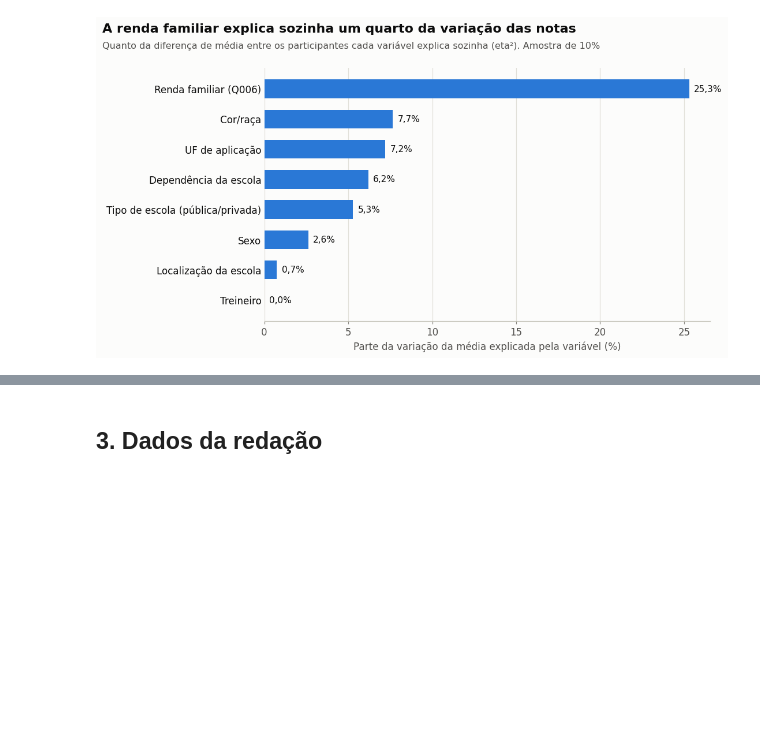
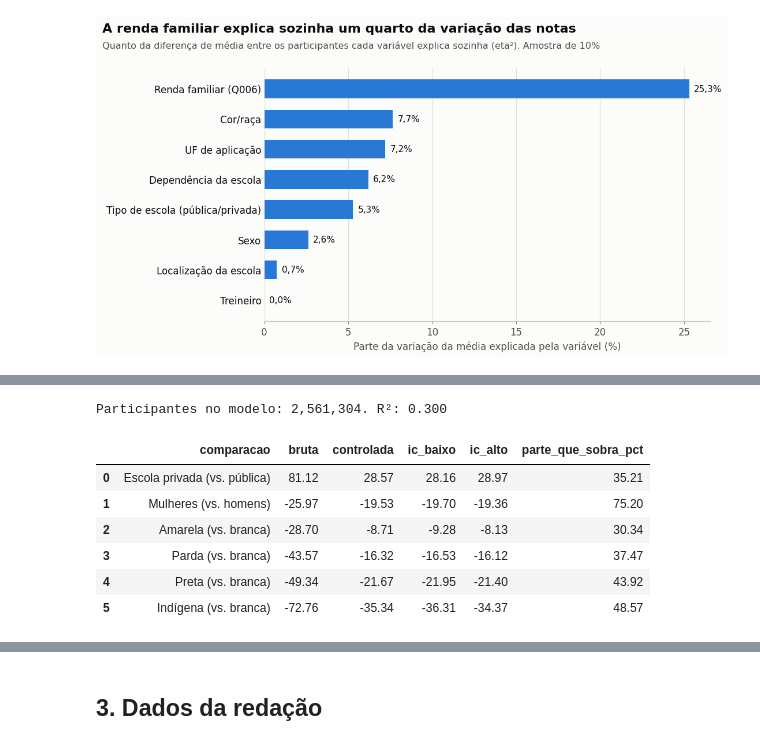
Before and after one commit to RCHRDYv/Teste-Analista-de-Dados-SX, a Jupyter notebook: notebooks/analise_enem_2020.ipynb, the cells around one changed output, grey strips where cells are left out. Saved outputs shown, nothing was run; the diff lists cells and outputs as text; code cells hidden in the pictures; blank space fills up the shorter version.

```diff
--- a/notebooks/analise_enem_2020.ipynb
+++ b/notebooks/analise_enem_2020.ipynb
@@ -513,0 +521,45 @@ salvar(fig, "06_eta_quadrado",
+# %%
+dados_modelo = base[["media", "q006", "ds_escola", "ds_cor_raca", "ds_sexo", "sg_uf_prova"]].dropna().copy()
+for coluna in dados_modelo.columns.drop("media"):
+    dados_modelo[coluna] = dados_modelo[coluna].astype(str)
+formula = ("media ~ C(q006, Treatment('A')) + C(ds_escola, Treatment('Pública'))"
+           " + C(ds_cor_raca, Treatment('Branca')) + C(ds_sexo, Treatment('Masculino'))"
+           " + C(sg_uf_prova, Treatment('SP'))")
+modelo = smf.ols(formula, data=dados_modelo).fit(cov_type="HC1")
+intervalos = modelo.conf_int()
+print(f"Participantes no modelo: {int(modelo.nobs):,}. R²: {modelo.rsquared:.3f}")
+
+# Diferença bruta (só as médias dos grupos) e diferença com controles (coeficiente do modelo).
+# O modelo deixa de fora só quem não informou a renda (cerca de 1% dos presentes).
+comparacoes = [
+    ("Escola privada (vs. pública)", "ds_escola", "Privada", "Pública"),
+    ("Mulheres (vs. homens)", "ds_sexo", "Feminino", "Masculino"),
+    ("Amarela (vs. branca)", "ds_cor_raca", "Amarela", "Branca"),
+    ("Parda (vs. branca)", "ds_cor_raca", "Parda", "Branca"),
+    ("Preta (vs. branca)", "ds_cor_raca", "Preta", "Branca"),
+    ("Indígena (vs. branca)", "ds_cor_raca", "Indígena", "Branca"),
+]
+linhas_efeito = []
+for rotulo, coluna, grupo, referencia in comparacoes:
+    # A diferença bruta usa todos os presentes, como nos outros gráficos e no README
+    medias_grupo = base.groupby(coluna, observed=True)["media"].mean()
+    termo = next(t for t in modelo.params.index if t.startswith(f"C({coluna},") and t.endswith(f"[T.{grupo}]"))
+    linhas_efeito.append({
+        "comparacao": rotulo,
+        "bruta": medias_grupo[grupo] - medias_grupo[referencia],
+        "controlada": modelo.params[termo],
+        "ic_baixo": intervalos.loc[termo, 0],
+        "ic_alto": intervalos.loc[termo, 1],
+    })
+efeitos = pd.DataFrame(linhas_efeito)
+efeitos["parte_que_sobra_pct"] = 100 * efeitos["controlada"] / efeitos["bruta"]
+display(efeitos.round(2))
+# %% [output]
+Participantes no modelo: 2,561,304. R²: 0.300
+|  | comparacao | bruta | controlada | ic_baixo | ic_alto | parte_que_sobra_pct |
+| 0 | Escola privada (vs. pública) | 81.12 | 28.57 | 28.16 | 28.97 | 35.21 |
+| 1 | Mulheres (vs. homens) | -25.97 | -19.53 | -19.70 | -19.36 | 75.20 |
+| 2 | Amarela (vs. branca) | -28.70 | -8.71 | -9.28 | -8.13 | 30.34 |
+| 3 | Parda (vs. branca) | -43.57 | -16.32 | -16.53 | -16.12 | 37.47 |
+| 4 | Preta (vs. branca) | -49.34 | -21.67 | -21.95 | -21.40 | 43.92 |
+| 5 | Indígena (vs. branca) | -72.76 | -35.34 | -36.31 | -34.37 | 48.57 |
```
Also changed, not shown: parts of 3 cells of this notebook, 4 other files.
